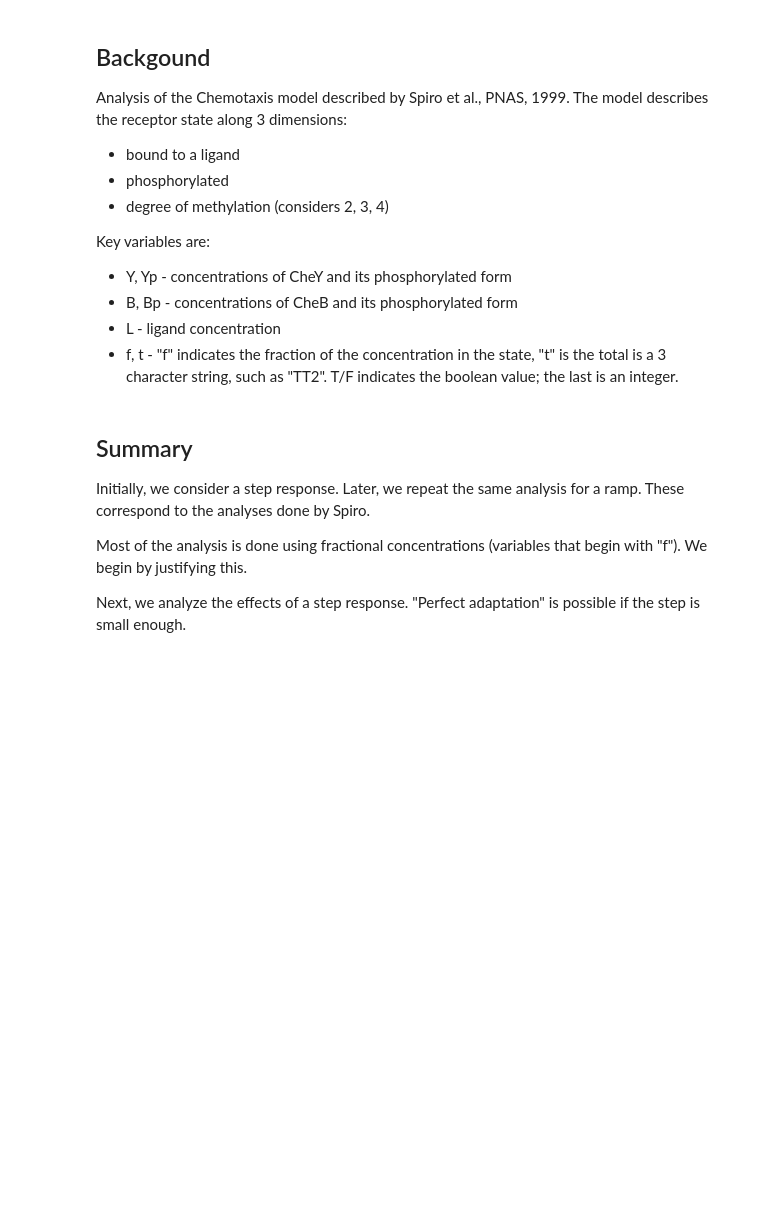
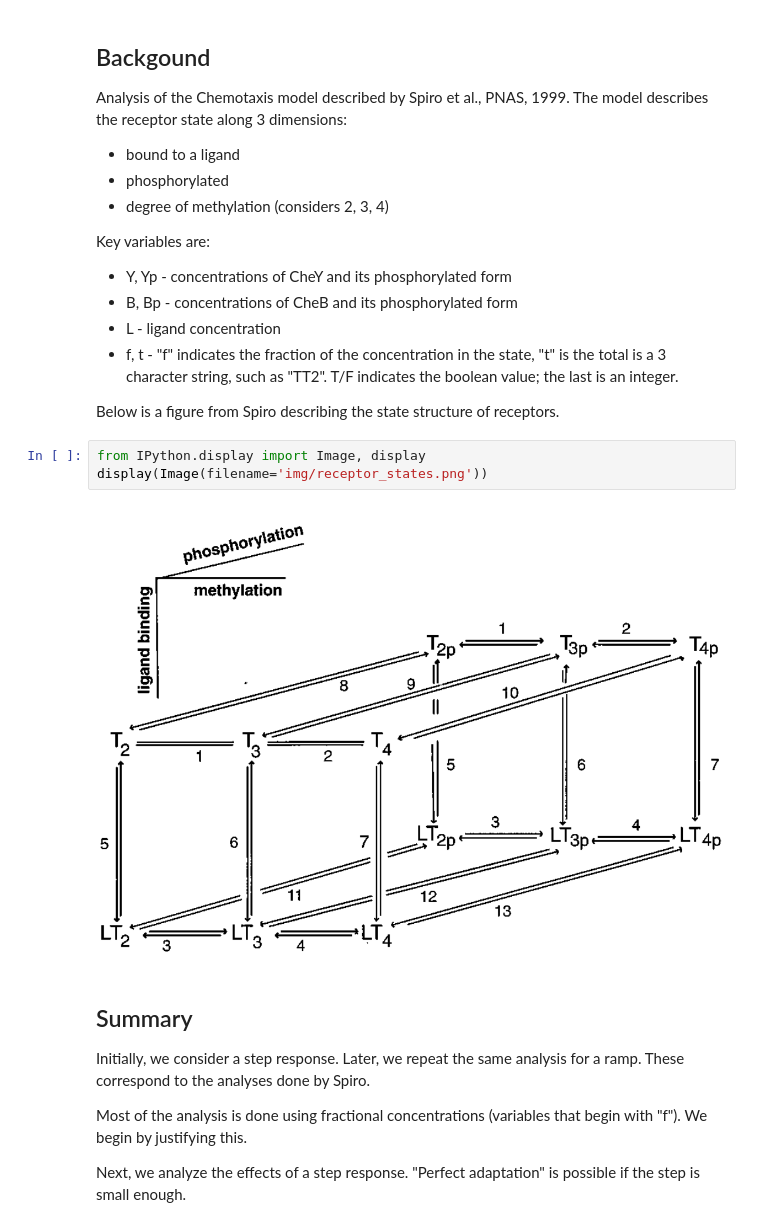
Before and after one commit to ScienceStacks/BioCellControl, a Jupyter notebook: Analysis/chemotaxis.ipynb, the cells around one changed output. Cells and saved outputs as stored; diff of their text form; blank space fills up the shorter version.

```diff
--- a/Analysis/chemotaxis.ipynb
+++ b/Analysis/chemotaxis.ipynb
@@ -12,6 +12,13 @@ Key variables are:
    - L - ligand concentration
    - f<state>, t<state> - "f" indicates the fraction of the concentration in the state, "t" is the total
      <state> is a 3 character string, such as "TT2". T/F indicates the boolean value; the last is an integer.
+
+Below is a figure from Spiro describing the state structure of receptors.
+# %%
+from IPython.display import Image, display
+display(Image(filename='img/receptor_states.png'))
+# %% [output]
+[figure, added]
 # %% [markdown]
 ## Summary
 
```
Also changed, not shown: parts of 23 cells of this notebook, 3 other files.
